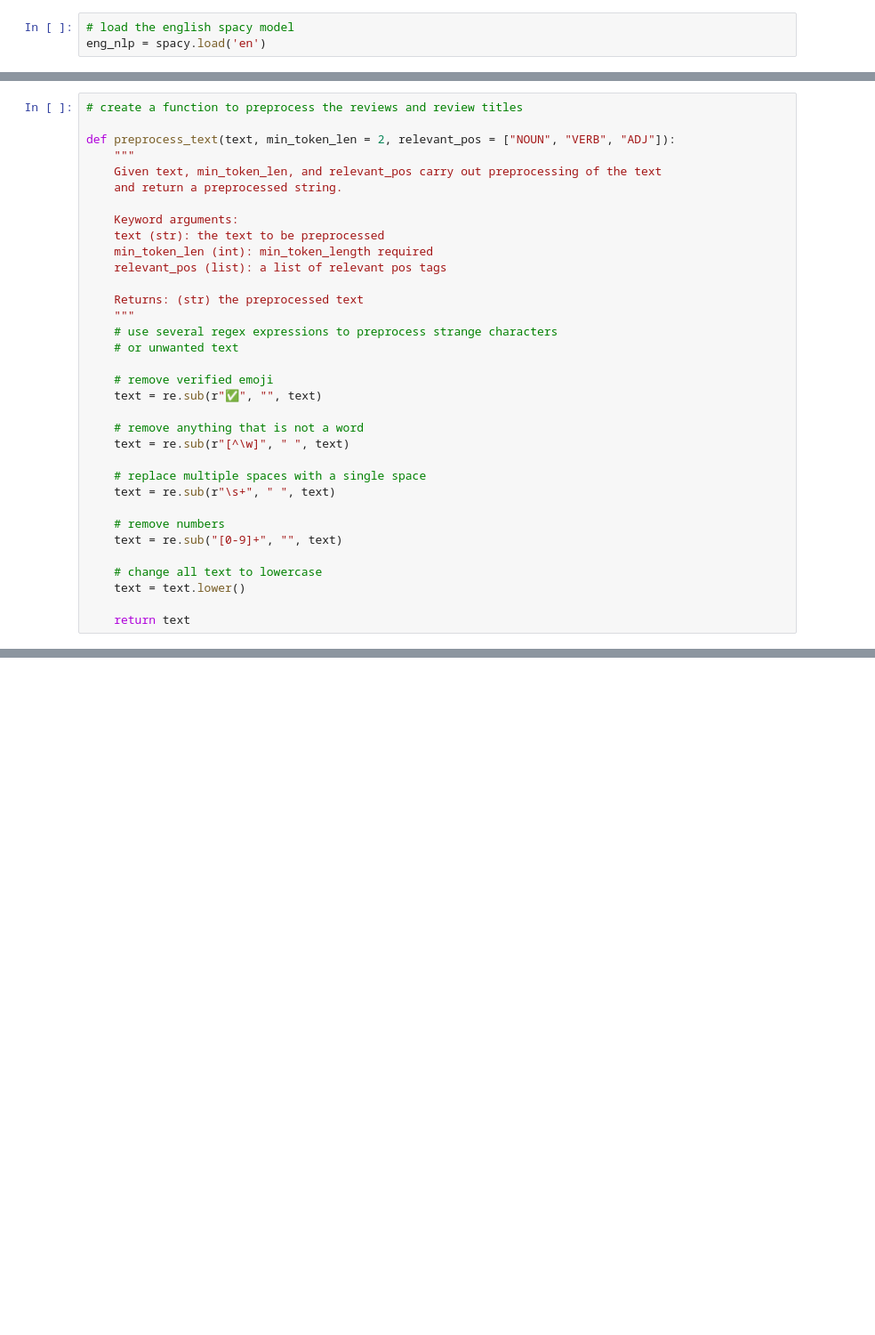
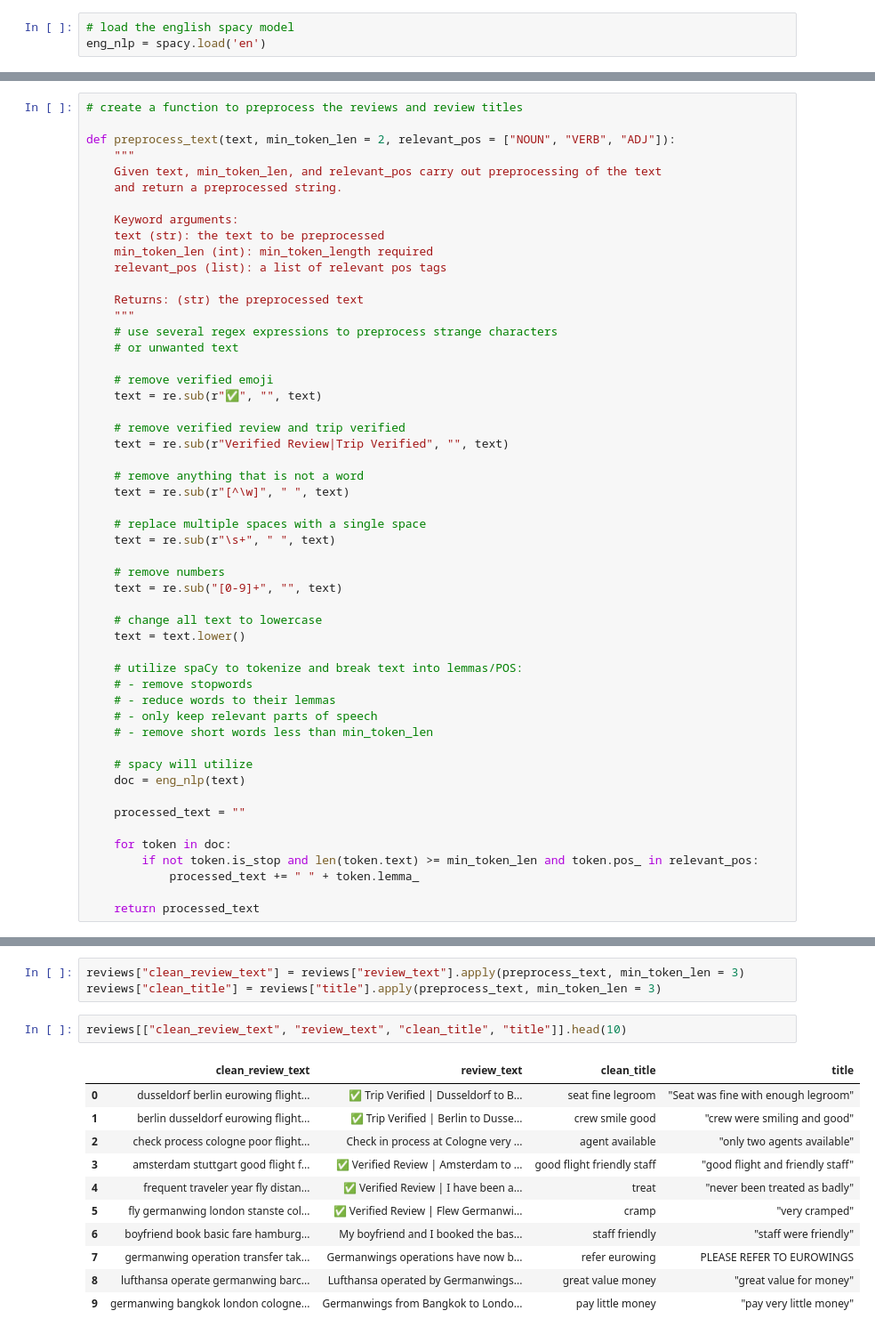
Before and after one commit to EvanYathon/airline_reviews, a Jupyter notebook: src/ipynbs/topic_modelling.ipynb, the cells around one changed output, grey strips where cells are left out. Shown: that part at 89% size. Cells and saved outputs as stored; diff of their text form; blank space fills up the shorter version.

Commit message:
testing NLP on review text and titles

```diff
--- a/src/ipynbs/topic_modelling.ipynb
+++ b/src/ipynbs/topic_modelling.ipynb
@@ -96,6 +96,9 @@ def preprocess_text(text, min_token_len = 2, relevant_pos = ["NOUN", "VERB", "AD
     # remove verified emoji
     text = re.sub(r"✅", "", text)
 
+    # remove verified review and trip verified
+    text = re.sub(r"Verified Review|Trip Verified", "", text)
+
     # remove anything that is not a word
     text = re.sub(r"[^\w]", " ", text)
 
@@ -108,4 +111,19 @@ def preprocess_text(text, min_token_len = 2, relevant_pos = ["NOUN", "VERB", "AD
     # change all text to lowercase
     text = text.lower()
 
-    return text
+    # utilize spaCy to tokenize and break text into lemmas/POS:
+    # - remove stopwords
+    # - reduce words to their lemmas
+    # - only keep relevant parts of speech
+    # - remove short words less than min_token_len
+
+    # spacy will utilize
+    doc = eng_nlp(text)
+
+    processed_text = ""
+
+    for token in doc:
+        if not token.is_stop and len(token.text) >= min_token_len and token.pos_ in relevant_pos:
+            processed_text += " " + token.lemma_
+
+    return processed_text
@@ -115,0 +132,17 @@ preprocess_text(reviews["review_text"][0])
+# %%
+reviews["clean_review_text"] = reviews["review_text"].apply(preprocess_text, min_token_len = 3)
+reviews["clean_title"] = reviews["title"].apply(preprocess_text, min_token_len = 3)
+# %%
+reviews[["clean_review_text", "review_text", "clean_title", "title"]].head(10)
+# %% [output]
+|  | clean_review_text | review_text | clean_title | title |
+| 0 | dusseldorf berlin eurowing flight... | ✅ Trip Verified | Dusseldorf to B... | seat fine legroom | "Seat was fine with enough legroom" |
+| 1 | berlin dusseldorf eurowing flight... | ✅ Trip Verified | Berlin to Dusse... | crew smile good | "crew were smiling and good" |
+| 2 | check process cologne poor flight... | Check in process at Cologne very ... | agent available | "only two agents available" |
+| 3 | amsterdam stuttgart good flight f... | ✅ Verified Review | Amsterdam to ... | good flight friendly staff | "good flight and friendly staff" |
+| 4 | frequent traveler year fly distan... | ✅ Verified Review | I have been a... | treat | "never been treated as badly" |
+| 5 | fly germanwing london stanste col... | ✅ Verified Review | Flew Germanwi... | cramp | "very cramped" |
+| 6 | boyfriend book basic fare hamburg... | My boyfriend and I booked the bas... | staff friendly | "staff were friendly" |
+| 7 | germanwing operation transfer tak... | Germanwings operations have now b... | refer eurowing | PLEASE REFER TO EUROWINGS |
+| 8 | lufthansa operate germanwing barc... | Lufthansa operated by Germanwings... | great value money | "great value for money" |
+| 9 | germanwing bangkok london cologne... | Germanwings from Bangkok to Londo... | pay little money | "pay very little money" |
```
Also changed, not shown: parts of 2 cells of this notebook.
